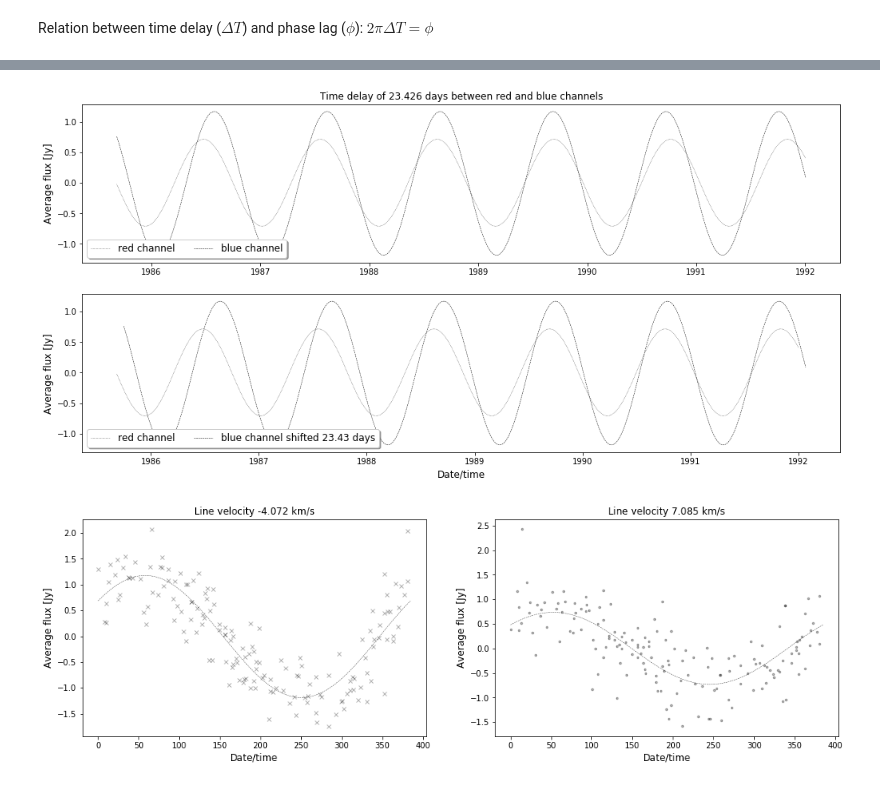
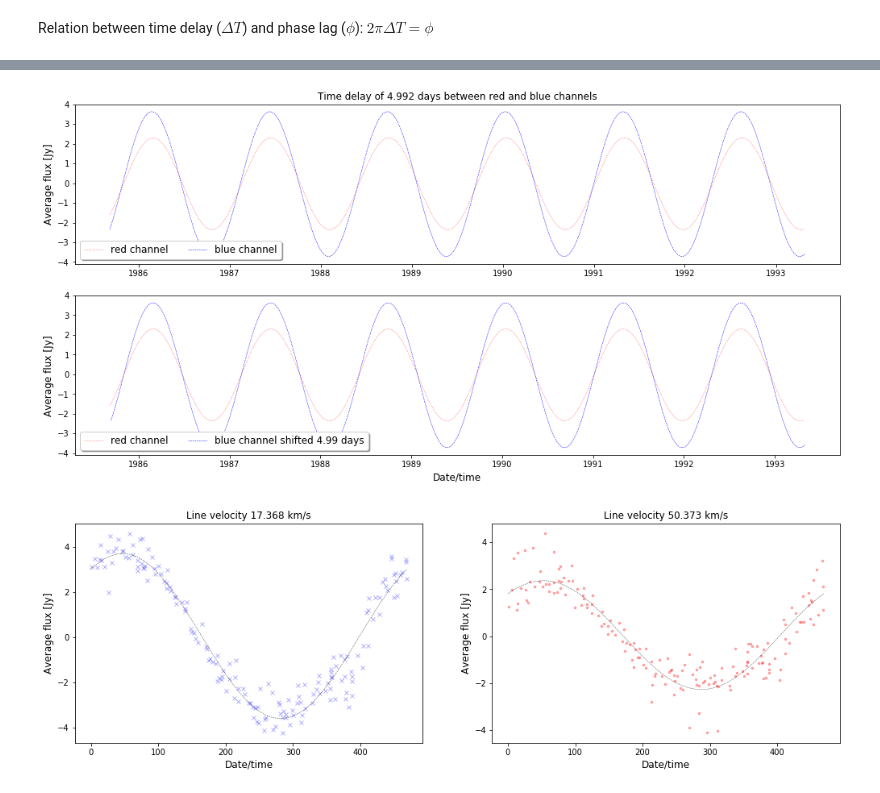
Before and after one commit to rubyvanrooyen/HartRAO_OH-IR_stars, a Jupyter notebook: HartRAO_OH_periodogram_calculation.ipynb, the cells around one changed output, grey strips where cells are left out. Saved outputs shown, nothing was run; the diff lists cells and outputs as text; code cells hidden in the pictures.

```diff
--- a/HartRAO_OH_periodogram_calculation.ipynb
+++ b/HartRAO_OH_periodogram_calculation.ipynb
@@ -164,7 +151,10 @@ blue_time = Time(np.array(blue_time), format=tsformat)
 red_time = Time(np.array(red_time), format=tsformat)
 # %%
 print(header)
-period = (blue_period+red_period)/2
-err = np.abs(np.max([blue_period, red_period]) - period)
-print('Observed period = {:.2f} pm {:.2f} [days]'.format(period, err))
+period = (blue_period+red_period)/2.
+print('Blue period = {:.2f} [days]'.format(blue_period))
+print('Red period  = {:.2f} [days]'.format(red_period))
+print('Avg period  = {:.2f} [days]'.format(period))
+
+print((blue_period-red_period)/2.)
 # %% [output]
@@ -302,3 +299,13 @@ plt.show()
 If you know the frequency, it is probably more accurate to fit a sine wave to each of the two vectors than to use the FFT. The problem with the FFT is that it fits harmonics of a wave whose period is equal to the length of the time series, and your signal may not lie at exactly one of those frequencies.
 # %% [markdown]
 Relation between time delay ($\Delta T$) and phase lag ($\phi$): $2\pi \Delta T = \phi$
+# %%
+# get the models for the averaged period rather than the channel specific period
+timestamps = ts_jd.value
+diff = np.diff(ts_jd).min()
+model_time = periodogram.upsample(timestamps[0], timestamps[-1], diff.value)
+
+blue_model = stats.LombScargle(timestamps, blue_spectrum).model(t=model_time, frequency=freq)
+blue_channel = blue_model-blue_model.mean()
+red_model = stats.LombScargle(timestamps, red_spectrum).model(t=model_time, frequency=freq)
+red_channel = red_model-red_model.mean()
@@ -305,49 +347,42 @@ Relation between time delay ($\Delta T$) and phase lag ($\phi$): $2\pi \Delta T
 # %%
-# relative phase shift between two signals from cross correlation
-fs = 1./dt  # Sample frequency 1/d
-freq = 1./period  # Frequency in 1/d
-
-blue_channel = blue_model-blue_model.mean()
-red_channel = red_model-red_model.mean()
-
 phase_offset_rad=np.arccos(np.dot(blue_channel, red_channel)/(np.linalg.norm(blue_channel)*np.linalg.norm(red_channel)))
 time_delay = phase_offset_rad/(2.*np.pi*freq)
 
 fig, axs = plt.subplots(nrows=2, ncols=1,
                         figsize=(17, 8),
                         facecolor='white')
 axs[0].plot(red_time.datetime, red_model-red_model.mean(),
-            color='k', linestyle=':', linewidth=0.5,
+            color='r', linestyle=':', linewidth=0.5,
             label='red channel')
 axs[0].plot(blue_time.datetime, blue_model-blue_model.mean(),
-            color='k', linestyle='--', linewidth=0.5,
+            color='b', linestyle='--', linewidth=0.5,
             label='blue channel')
 axs[0].set_title('Time delay of {:.3f} days between red and blue channels'.format(time_delay))
 axs[0].set_ylabel('Average flux [Jy]', fontsize=12)
 axs[0].legend(ncol=2,
           loc='lower left',
           numpoints=1,
           fancybox=True,
           shadow=True,
           fontsize=12)
 
 axs[1].plot(red_time.datetime, red_model-red_model.mean(),
-            color='k', linestyle=':', linewidth=0.5,
+            color='r', linestyle=':', linewidth=0.5,
             label='red channel')
 axs[1].plot(blue_time.datetime+timedelta(days=time_delay), blue_model-blue_model.mean(),
-            color='k', linestyle='--', linewidth=0.5,
+            color='b', linestyle='--', linewidth=0.5,
             label='blue channel shifted {:.2f} days'.format(time_delay))
 axs[1].set_ylabel('Average flux [Jy]', fontsize=12)
 axs[1].set_xlabel('Date/time', fontsize=12)
 axs[1].legend(ncol=2,
           loc='lower left',
           numpoints=1,
           fancybox=True,
           shadow=True,
           fontsize=12)
 plt.show()
 # %% [output]
-[figure, old version]
+[figure, new version]
 # %%
 def get_folded_phase(ts, period):
     """Fold the observation times with the best period of the variable signal."""
@@ -372,7 +407,7 @@ fig, axs = plt.subplots(nrows=1, ncols=2,
                         figsize=(17, 5),
                         facecolor='white')
 axs[0].plot(period*phase, blue_spectrum - blue_spectrum.mean(),
-            color='k', marker='x', linestyle='none', linewidth=0.5, markersize=5,
+            color='b', marker='x', linestyle='none', linewidth=0.5, markersize=5,
             alpha=0.3)
 axs[0].plot(period*phase_fit, blue_mag_fit,
             color='k', linestyle='--', linewidth=0.5, markersize=5,
@@ -382,7 +417,7 @@ axs[0].set_xlabel('Date/time', fontsize=12)
 axs[0].set_title('Line velocity {} km/s'.format(blue_velocity))
 
 axs[1].plot(period*phase, red_spectrum - red_spectrum.mean(),
-            color='k', marker='.', linestyle='none', linewidth=0.5, markersize=5,
+            color='r', marker='.', linestyle='none', linewidth=0.5, markersize=5,
             alpha=0.3)
 axs[1].plot(period*phase_fit, red_mag_fit,
             color='k', linestyle='--', linewidth=0.5, markersize=5,
@@ -393,4 +428,4 @@ axs[1].set_title('Line velocity {} km/s'.format(red_velocity))
 
 plt.show()
 # %% [output]
-[figure, old version]
+[figure, new version]
```
Also changed, not shown: parts of 19 cells of this notebook.
